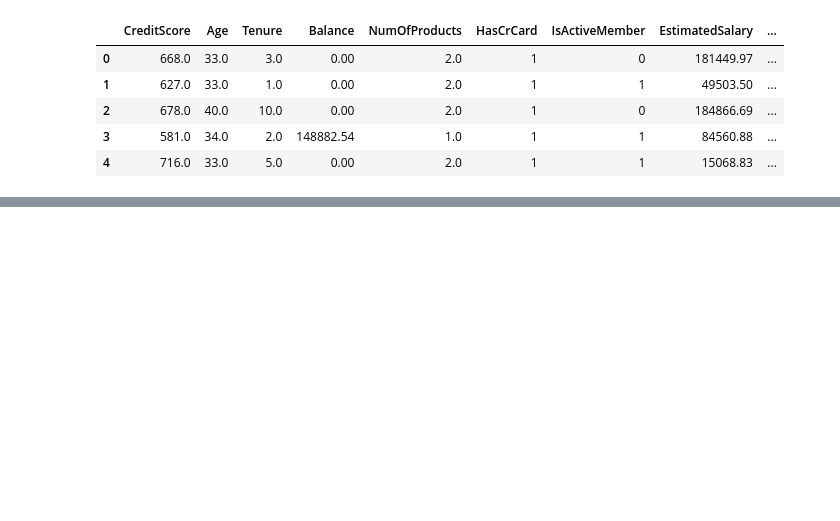
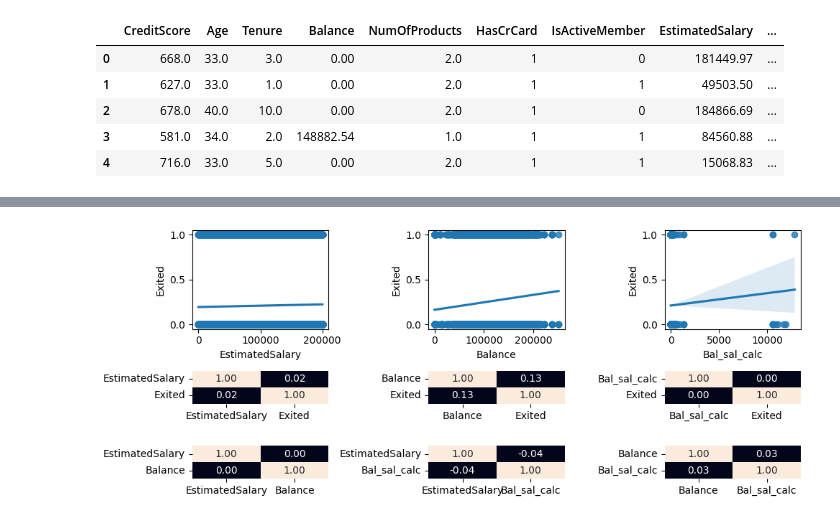
Before and after one commit to 4GeeksAcademy/Proyecto-Bank-Churn-Eli-Isa, a Jupyter notebook: src/explore-Isa.ipynb, the cells around one changed output, grey strips where cells are left out. Cells and saved outputs as stored; diff of their text form; code cells hidden in the pictures; blank space fills up the shorter version.

```diff
--- a/src/explore-Isa.ipynb
+++ b/src/explore-Isa.ipynb
@@ -610,0 +695,18 @@ data_clean.head()
+# %%
+fig, axis = plt.subplots(3,3, figsize=(10, 4),gridspec_kw= {'height_ratios': [6, 2,2]})
+sns.regplot(data = data_clean, x = "EstimatedSalary",y="Exited",ax=axis[0,0])
+sns.regplot(data = data_clean, x = "Balance",y="Exited",ax=axis[0,1])
+sns.regplot(data = data_clean, x = "Bal_sal_calc",y="Exited",ax=axis[0,2])
+
+sns.heatmap(data_clean[["EstimatedSalary", "Exited"]].corr(), annot = True, fmt = ".2f", cbar = False,ax=axis[1,0])
+sns.heatmap(data_clean[["Balance", "Exited"]].corr(), annot = True, fmt = ".2f", cbar = False,ax=axis[1,1])
+sns.heatmap(data_clean[["Bal_sal_calc", "Exited"]].corr(), annot = True, fmt = ".2f", cbar = False,ax=axis[1,2])
+
+sns.heatmap(data_clean[["EstimatedSalary", "Balance"]].corr(), annot = True, fmt = ".2f", cbar = False,ax=axis[2,0])
+sns.heatmap(data_clean[["EstimatedSalary", "Bal_sal_calc"]].corr(), annot = True, fmt = ".2f", cbar = False,ax=axis[2,1])
+sns.heatmap(data_clean[["Balance", "Bal_sal_calc"]].corr(), annot = True, fmt = ".2f", cbar = False,ax=axis[2,2])
+
+fig.tight_layout()
+fig.show()
+# %% [output]
+[figure, added]
```
Also changed, not shown: parts of 8 cells of this notebook.
